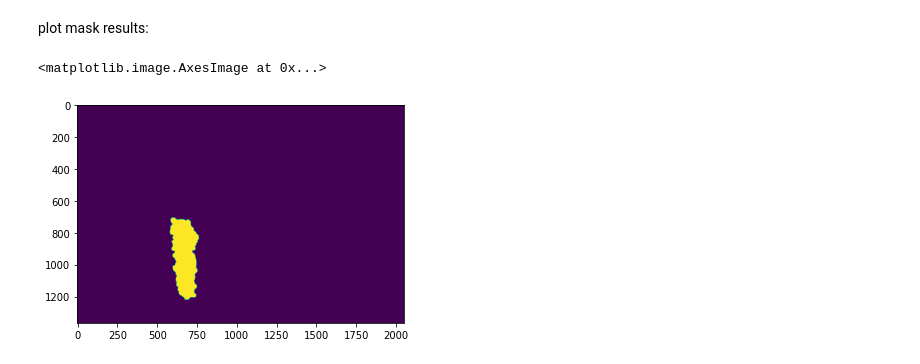
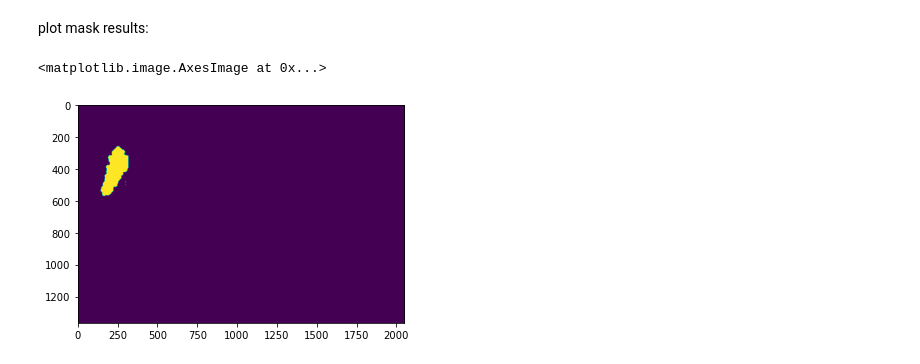
Before and after one commit to skszymon20/instance_segmentation_grapes, a Jupyter notebook: plot_samples.ipynb, the cells around one changed output. Cells and saved outputs as stored; diff of their text form; code cells hidden in the pictures.

```diff
--- a/plot_samples.ipynb
+++ b/plot_samples.ipynb
@@ -34,7 +34,7 @@ from time import time
 from pathlib import Path
 import json
 import cv2
-
+import pandas as pd
 def random_colors(n_colors, bright=True):
     """
     Generate random colors.
@@ -68,7 +68,7 @@ def plot_item(img, boxes, mask, savename = None, maskthresh = MASKTHRESH):
     if mask.dtype != np.uint8:
         mask = mask > maskthresh
         mask = mask.astype(np.uint8)
-    fig, (ax0, ax1) = plt.subplots(figsize=(20,10), ncols=2, dpi = 200)
+    fig, (ax0, ax1) = plt.subplots(figsize=(14,7), ncols=2, dpi = 100)
 
     # Number of instances
     n_boxes = boxes.shape[0]
@@ -120,6 +120,7 @@ class WGISDMaskedDataset(Dataset):
           lines = fp.readlines()
           ids = [l.rstrip() for l in lines]# removes /n at the end of each line
 
+        ids =[i for i in ids if len(i)>3]#3wordprefixes for dataset
         self.imgs = [os.path.join(root, 'data', f'{id}.jpg') for id in ids]
         self.masks = [os.path.join(root, 'data', f'{id}.npz') for id in ids]
         self.boxes = [os.path.join(root, 'data', f'{id}.txt') for id in ids]
@@ -140,7 +141,8 @@ class WGISDMaskedDataset(Dataset):
         box_path = self.boxes[idx]
 
         img = cv2.imread(img_path)
-        cv2.cvtColor(img, cv2.COLOR_BGR2RGB)
+
+        img = cv2.cvtColor(img, cv2.COLOR_BGR2RGB)
 
         if self.transforms is None:
             pass
@@ -447,10 +495,10 @@ Output hidden; open in https://colab.research.google.com to view.
 # %% [markdown]
 plot mask results:
 # %%
-plt.imshow((targets['masks'])[1])
+plt.imshow((targets['masks'])[0])
 # %% [output]
 <matplotlib.image.AxesImage at 0x...>
-[figure, old version]
+[figure, new version]
 # %%
 plt.imshow(res['masks'][0].squeeze().detach().numpy())
 # %% [output]
```
Also changed, not shown: parts of 6 cells of this notebook, 1 other file.
